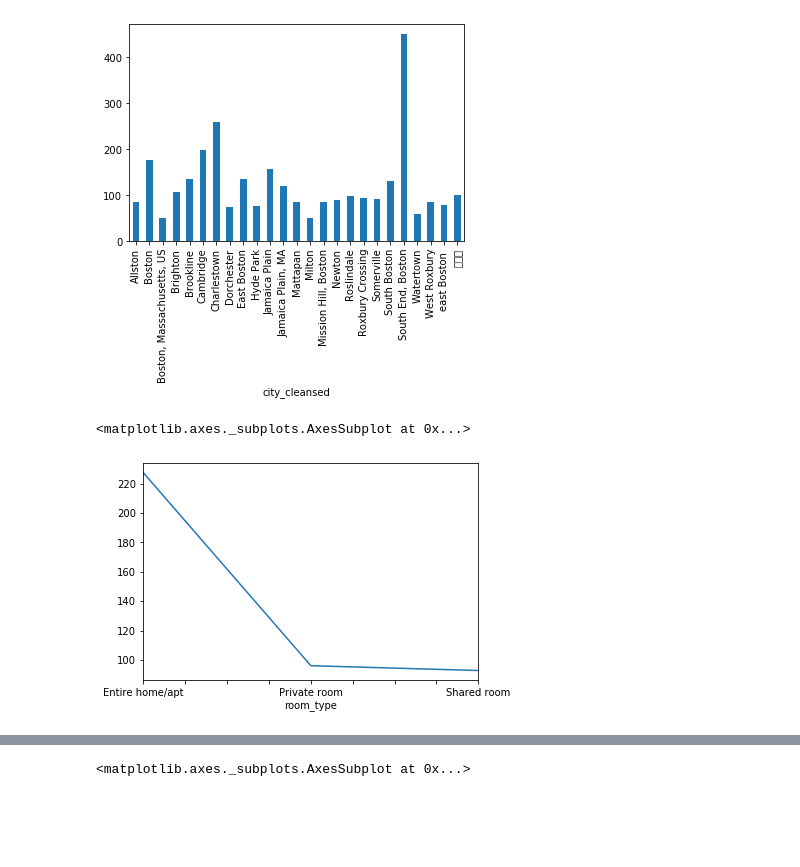
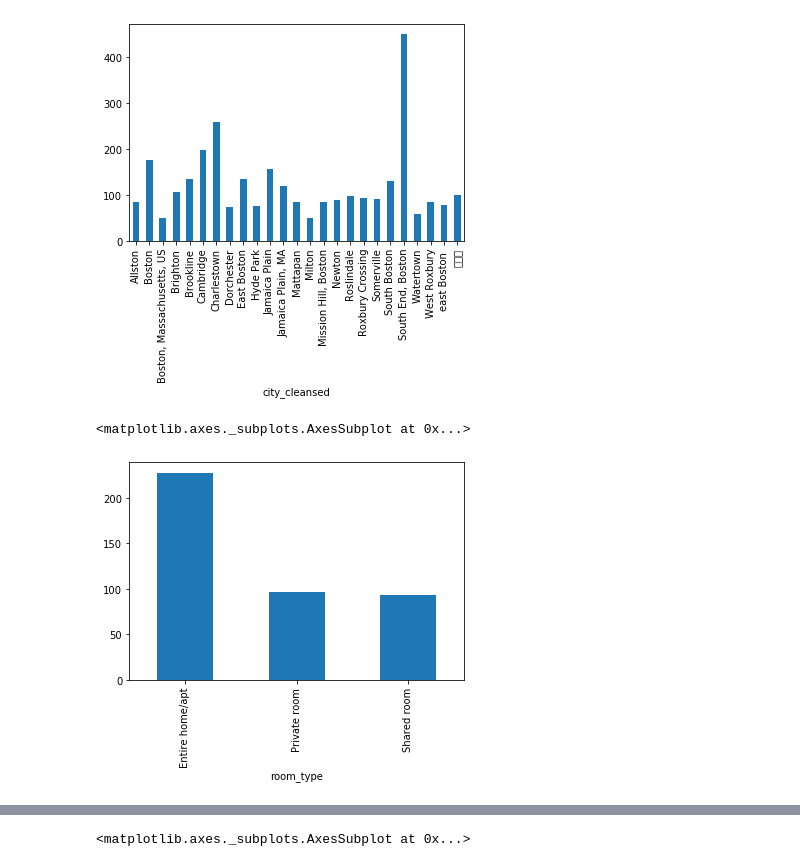
Before and after one commit to amrhwanis22/BostonHousePrices, a Jupyter notebook: Boston.ipynb, the cells around one changed output, grey strips where cells are left out. Drawn from its saved outputs; the diff is of its cells as text; code cells hidden in the pictures; blank space fills up the shorter version.

Commit message:
adding new plots

```diff
--- a/Boston.ipynb
+++ b/Boston.ipynb
@@ -35,16 +35,19 @@ removing reduandant city data also making this feature as a unique one by filter
 removing redundant data from city values also to clean data
 '''
 listings['city_cleansed']=listings['city'].copy()
+def replace_name(df,old_str,new_str):
+    df['city_cleansed']=df['city_cleansed'].replace(old_str,new_str)
+    return df['city_cleansed']
 
-listings['city_cleansed']=listings['city_cleansed'].replace('ALLSTON','Allston')
-listings['city_cleansed']=listings['city_cleansed'].replace('Roslindale, Boston','Roslindale')
-listings['city_cleansed']=listings['city_cleansed'].replace('dorchester, boston ','Dorchester')
-listings['city_cleansed']=listings['city_cleansed'].replace(['Boston ', 'boston'],'Boston')
-listings['city_cleansed']=listings['city_cleansed'].replace('east Boston','East Boston')
-listings['city_cleansed']=listings['city_cleansed'].replace('Boston (Charlestown)','Charlestown')
-listings['city_cleansed']=listings['city_cleansed'].replace('ROXBURY CROSSING','Roxbury Crossing')
-listings['city_cleansed']=listings['city_cleansed'].replace('Brighton ','Brighton')
-listings['city_cleansed']=listings['city_cleansed'].replace( ['Jamaica Plain, Boston', 'Jamaica Plain (Boston)',
+listings['city_cleansed']=replace_name(listings,'ALLSTON','Allston')
+listings['city_cleansed']=replace_name(listings,'Roslindale, Boston','Roslindale')
+listings['city_cleansed']=replace_name(listings,'dorchester, boston ','Dorchester')
+listings['city_cleansed']=replace_name(listings,['Boston ', 'boston'],'Boston')
+listings['city_cleansed']=replace_name(listings,'east Boston','East Boston')
+listings['city_cleansed']=replace_name(listings,'Boston (Charlestown)','Charlestown')
+listings['city_cleansed']=replace_name(listings,'ROXBURY CROSSING','Roxbury Crossing')
+listings['city_cleansed']=replace_name(listings,'Brighton ','Brighton')
+listings['city_cleansed']=replace_name(listings, ['Jamaica Plain, Boston', 'Jamaica Plain (Boston)',
      'Jamaica Plain ', 'Jamaica plain ', 'Boston (Jamaica Plain)',], 'Jamaica Plain')
 # %%
 '''
@@ -60,7 +63,7 @@ listings.groupby('city_cleansed')['price'].mean().plot(x='city_cleansed',y='pric
 [figure]
 # %%
 #ploting data grouping with room type and price
-listings.groupby('room_type')['price'].mean().plot(x='room_type',y='price')
+listings.groupby('room_type')['price'].mean().plot(x='room_type',y='price',kind='bar')
 # %% [output]
 <matplotlib.axes._subplots.AxesSubplot at 0x...>
-[figure, old version]
+[figure, new version]
```
Also changed, not shown: parts of 3 cells of this notebook.
